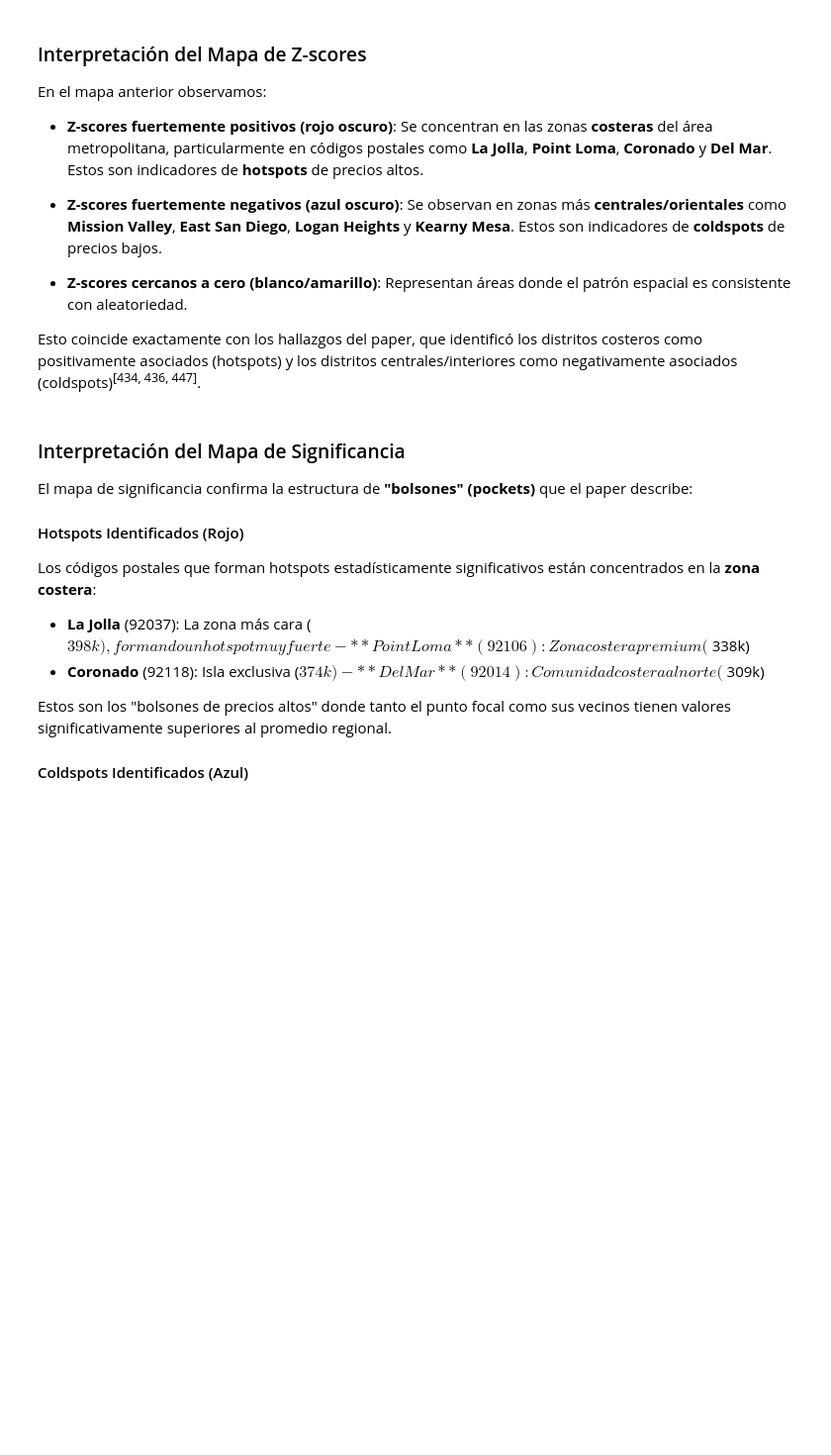
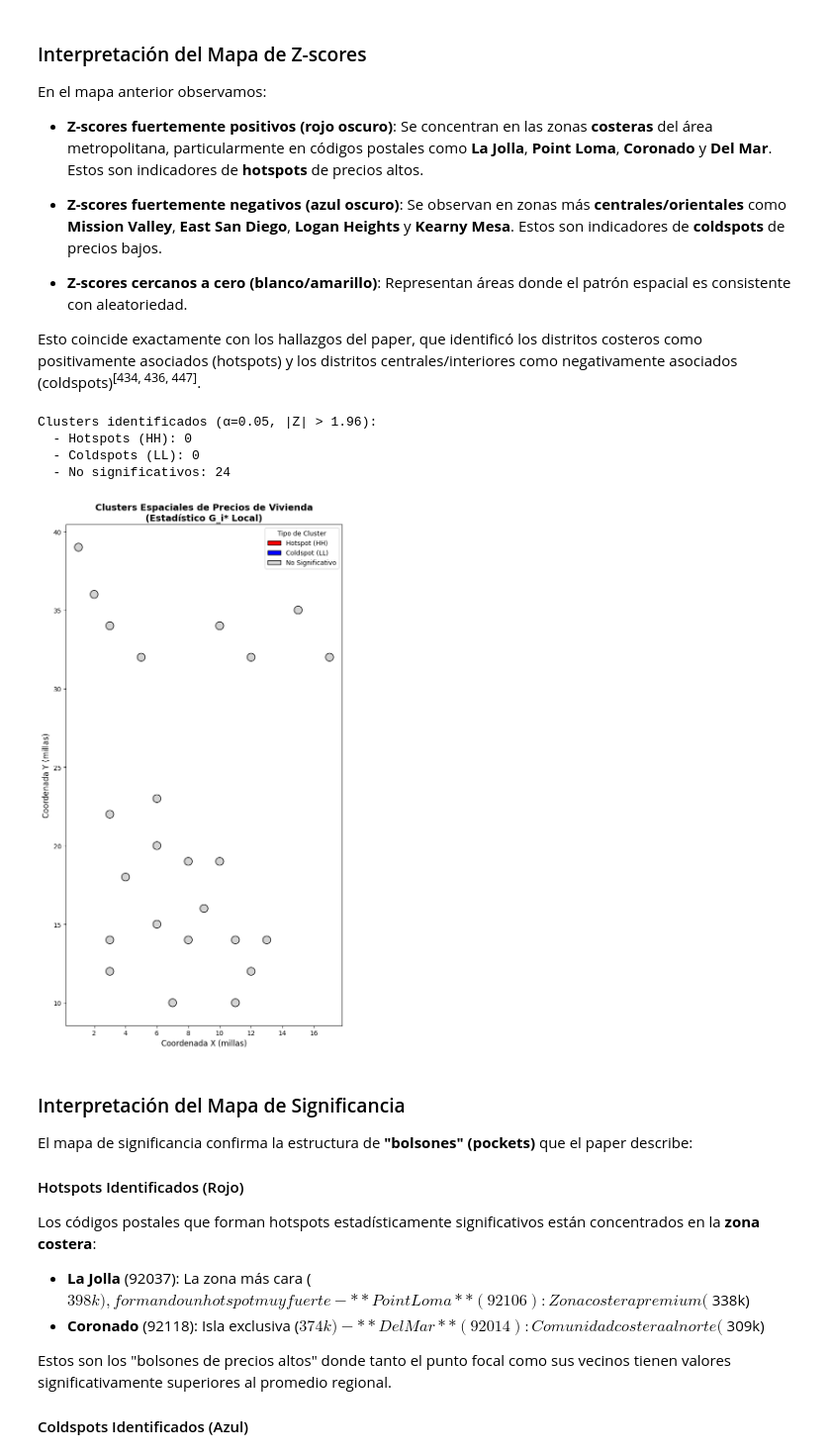
Before and after one commit to eltanook/tp2_datos_espaciales_nadal_lourido, a Jupyter notebook: tp_final_G.ipynb, the cells around one changed output. Shown at 99% size. Drawn from its saved outputs; the diff is of its cells as text; code cells hidden in the pictures; blank space fills up the shorter version.

```diff
--- a/tp_final_G.ipynb
+++ b/tp_final_G.ipynb
@@ -480,7 +553,7 @@ Esto coincide exactamente con los hallazgos del paper, que identificó los distr
 alpha = 0.05
 z_critical = 1.96
 
-# Crear una columna para la clasificación del cluster
+# Clasificar ubicaciones
 gdf['cluster_type'] = 'No Significativo'
 gdf.loc[(gdf['G_star_Zs'] > z_critical) & (gdf['G_star_p_sim'] < alpha), 'cluster_type'] = 'Hotspot (HH)'
 gdf.loc[(gdf['G_star_Zs'] < -z_critical) & (gdf['G_star_p_sim'] < alpha), 'cluster_type'] = 'Coldspot (LL)'
@@ -489,53 +562,54 @@ gdf.loc[(gdf['G_star_Zs'] < -z_critical) & (gdf['G_star_p_sim'] < alpha), 'clust
 n_hotspots = (gdf['cluster_type'] == 'Hotspot (HH)').sum()
 n_coldspots = (gdf['cluster_type'] == 'Coldspot (LL)').sum()
 n_ns = (gdf['cluster_type'] == 'No Significativo').sum()
 
-print(f"Clusters identificados (α=0.05, |Z| > 1.96):")
+print(f"Clusters identificados (α={alpha}, |Z| > {z_critical}):")
 print(f"  - Hotspots (HH): {n_hotspots}")
 print(f"  - Coldspots (LL): {n_coldspots}")
 print(f"  - No significativos: {n_ns}")
 
-# Mapear los clusters significativos
+# Crear figura
 fig, ax = plt.subplots(figsize=(10, 12))
 
-# Colores para el mapa categórico
+# Mapear colores
 colors = {'Hotspot (HH)': 'red', 'Coldspot (LL)': 'blue', 'No Significativo': 'lightgrey'}
 gdf['color'] = gdf['cluster_type'].map(colors)
 
+# CORRECCIÓN: Usar markersize en lugar de s
 gdf.plot(
     color=gdf['color'],
     ax=ax,
-    s=150,
+    markersize=150,  # Cambiar 's' por 'markersize'
     edgecolor='black',
     linewidth=1.0
 )
 
 # Anotar los barrios significativos
 for x, y, label, cluster in zip(gdf.geometry.x, gdf.geometry.y, gdf.neighborhood, gdf.cluster_type):
     if cluster != 'No Significativo':
-        ax.annotate(label, (x, y), textcoords="offset points",
-                    xytext=(3, 3), ha='left', fontsize=9,
-                    bbox=dict(boxstyle='round,pad=0.3',
-                              facecolor='white',
-                              edgecolor='black',
-                              alpha=0.8))
+        ax.annotate(label, xy=(x, y), xytext=(3, 3), textcoords="offset points", fontsize=8, color='black')
 
-# Leyenda manual
+ax.set_title('Clusters Espaciales de Precios de Vivienda\n(Estadístico G_i* Local)', fontsize=14, weight='bold')
+ax.set_xlabel('Coordenada X (millas)', fontsize=12)
+ax.set_ylabel('Coordenada Y (millas)', fontsize=12)
+
+# Leyenda
 from matplotlib.patches import Patch
 legend_elements = [
-    Patch(facecolor='red', edgecolor='black', label=f'Hotspot (HH) - n={n_hotspots}'),
-    Patch(facecolor='blue', edgecolor='black', label=f'Coldspot (LL) - n={n_coldspots}'),
-    Patch(facecolor='lightgrey', edgecolor='black', label=f'No Significativo - n={n_ns}')
+    Patch(facecolor='red', edgecolor='black', label='Hotspot (HH)'),
+    Patch(facecolor='blue', edgecolor='black', label='Coldspot (LL)'),
+    Patch(facecolor='lightgrey', edgecolor='black', label='No Significativo')
 ]
-ax.legend(handles=legend_elements, loc='upper left', fontsize=10, title='Tipo de Cluster (p<0.05)')
+ax.legend(handles=legend_elements, loc='upper right', title='Tipo de Cluster')
 
-ax.set_title('Hotspots y Coldspots Estadísticamente Significativos\nPrecios de Vivienda en San Diego',
-             fontsize=13, fontweight='bold')
-plt.xlabel('Coordenada X (millas)', fontsize=11)
-plt.ylabel('Coordenada Y (millas)', fontsize=11)
-plt.grid(True, alpha=0.3)
 plt.tight_layout()
 plt.show()
+# %% [output]
+Clusters identificados (α=0.05, |Z| > 1.96):
+  - Hotspots (HH): 0
+  - Coldspots (LL): 0
+  - No significativos: 24
+[figure, added]
 # %% [markdown]
 ### Interpretación del Mapa de Significancia
 
```
Also changed, not shown: parts of 19 cells of this notebook, 3 other files.
